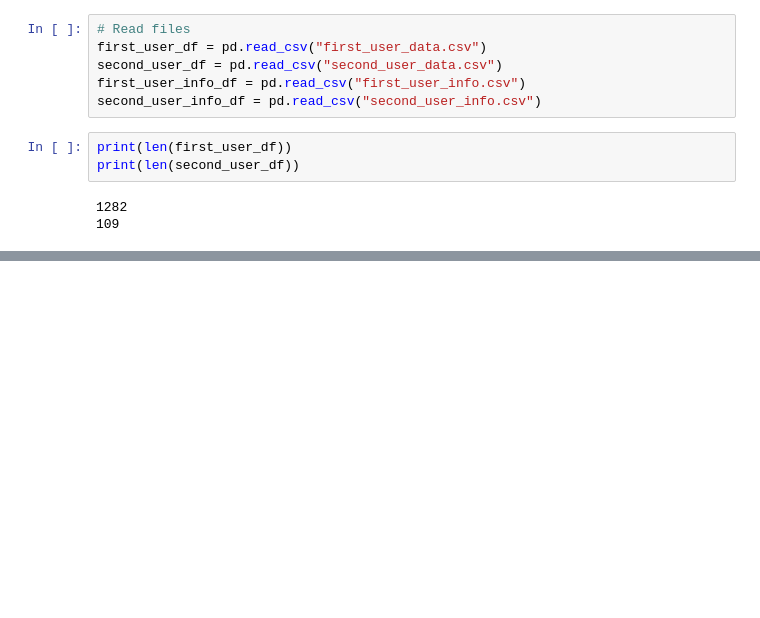
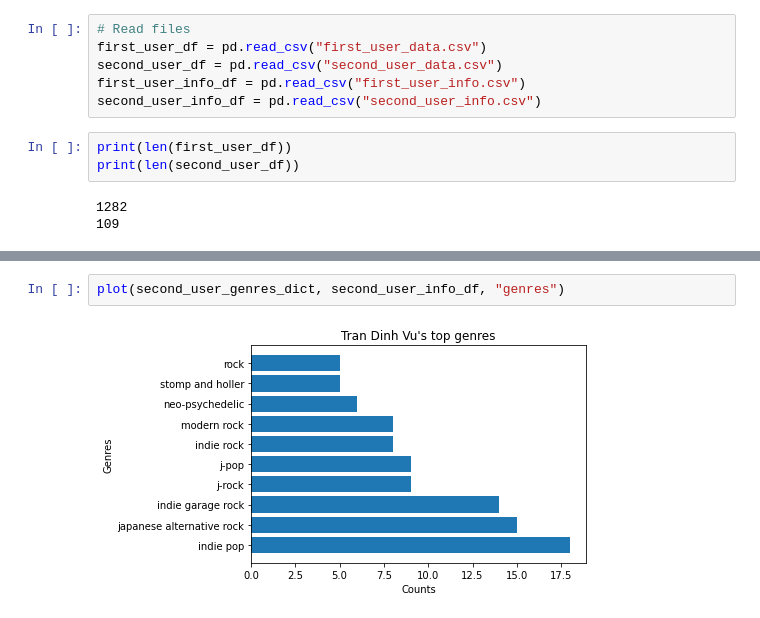
Before and after one commit to vutruong99/Spot1ny, a Jupyter notebook: Spot1ny.ipynb, the cells around one changed output, grey strips where cells are left out. Cells and saved outputs as stored; diff of their text form; blank space fills up the shorter version.

```diff
--- a/Spot1ny.ipynb
+++ b/Spot1ny.ipynb
@@ -115,0 +128,4 @@ genreAnalysis(second_user_df, second_user_info_df)
+# %%
+plot(second_user_genres_dict, second_user_info_df, "genres")
+# %% [output]
+[figure, added]
```
Also changed, not shown: parts of 18 cells of this notebook.
